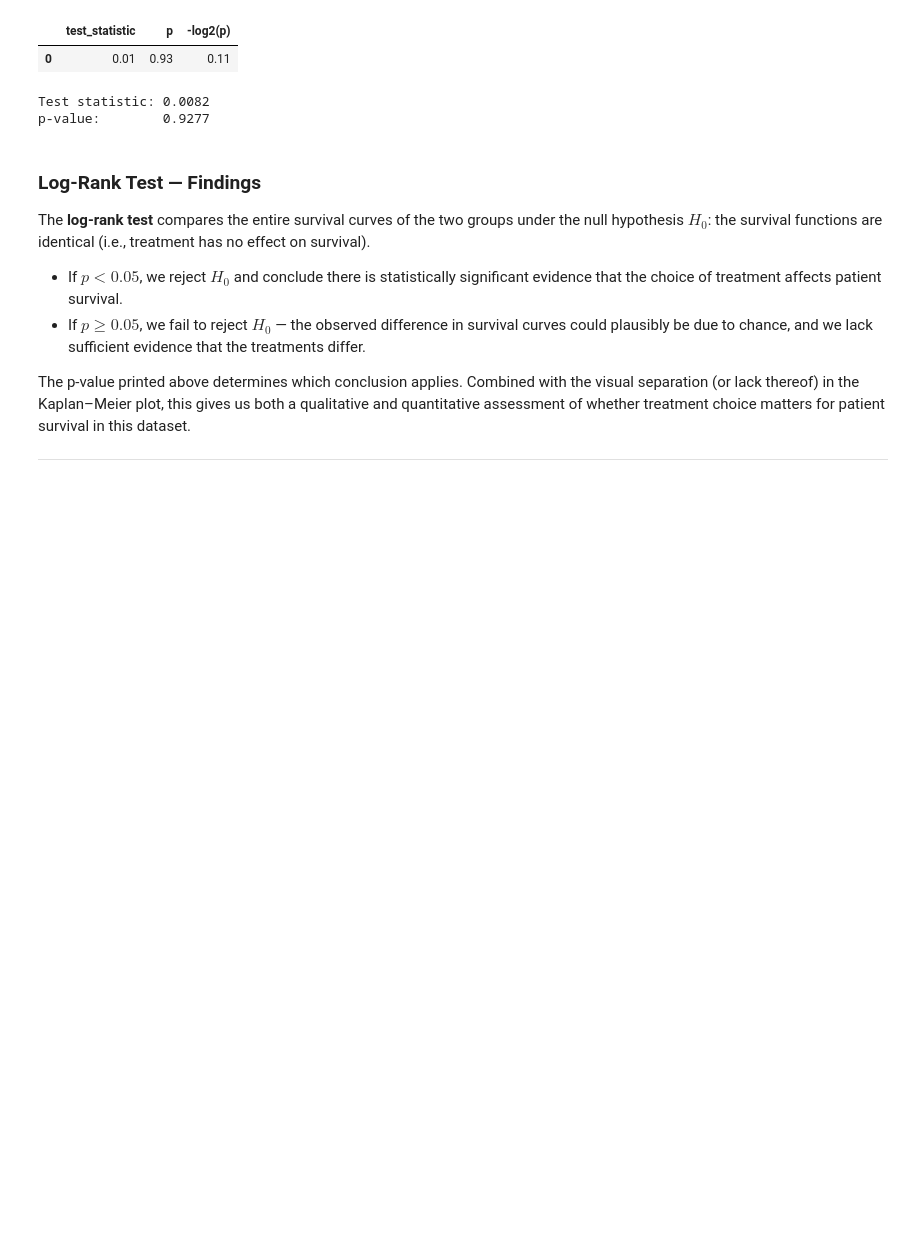
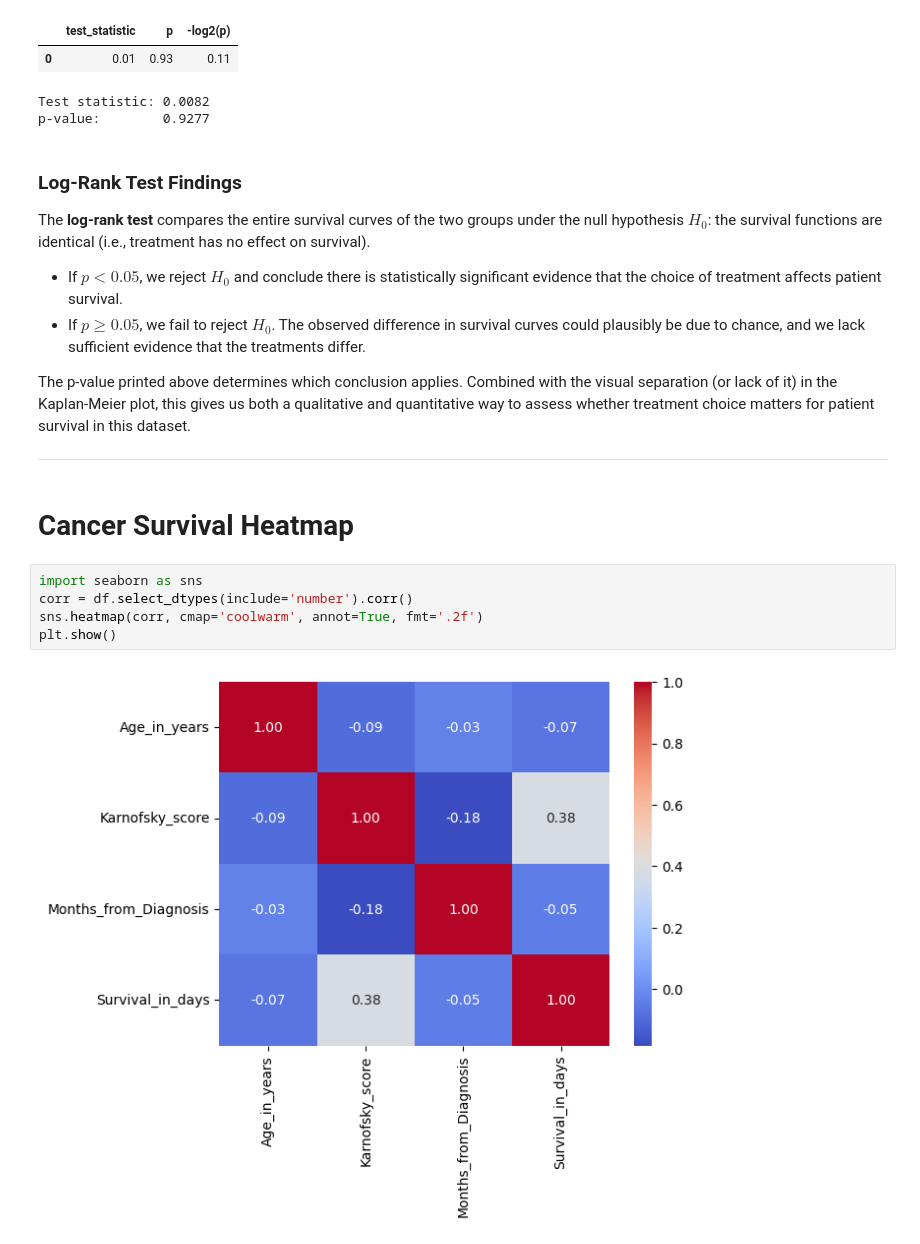
Before and after one commit to omniV1/GCU_SWE_2023-2025, a Jupyter notebook: AIT-110-Stat-Learning-Theory/Assignments/Survival/survival.ipynb, the cells around one changed output. Saved outputs shown, nothing was run; the diff lists cells and outputs as text; blank space fills up the shorter version.

```diff
--- a/AIT-110-Stat-Learning-Theory/Assignments/Survival/survival.ipynb
+++ b/AIT-110-Stat-Learning-Theory/Assignments/Survival/survival.ipynb
@@ -195,13 +201,22 @@ print(f"p-value:        {result.p_value:.4f}")
 Test statistic: 0.0082
 p-value:        0.9277
 # %% [markdown]
-### Log-Rank Test — Findings
+### Log-Rank Test Findings
 
 The **log-rank test** compares the entire survival curves of the two groups under the null hypothesis $H_0$: the survival functions are identical (i.e., treatment has no effect on survival).
 
 - If $p < 0.05$, we reject $H_0$ and conclude there is statistically significant evidence that the choice of treatment affects patient survival.
-- If $p \ge 0.05$, we fail to reject $H_0$ — the observed difference in survival curves could plausibly be due to chance, and we lack sufficient evidence that the treatments differ.
+- If $p \ge 0.05$, we fail to reject $H_0$. The observed difference in survival curves could plausibly be due to chance, and we lack sufficient evidence that the treatments differ.
 
-The p-value printed above determines which conclusion applies. Combined with the visual separation (or lack thereof) in the Kaplan–Meier plot, this gives us both a qualitative and quantitative assessment of whether treatment choice matters for patient survival in this dataset.
+The p-value printed above determines which conclusion applies. Combined with the visual separation (or lack of it) in the Kaplan-Meier plot, this gives us both a qualitative and quantitative way to assess whether treatment choice matters for patient survival in this dataset.
 
 ---
+# %% [markdown]
+# Cancer Survival Heatmap
+# %%
+import seaborn as sns
+corr = df.select_dtypes(include='number').corr()
+sns.heatmap(corr, cmap='coolwarm', annot=True, fmt='.2f')
+plt.show()
+# %% [output]
+[figure, added]
```
Also changed, not shown: parts of 19 cells of this notebook, 2 other files.
